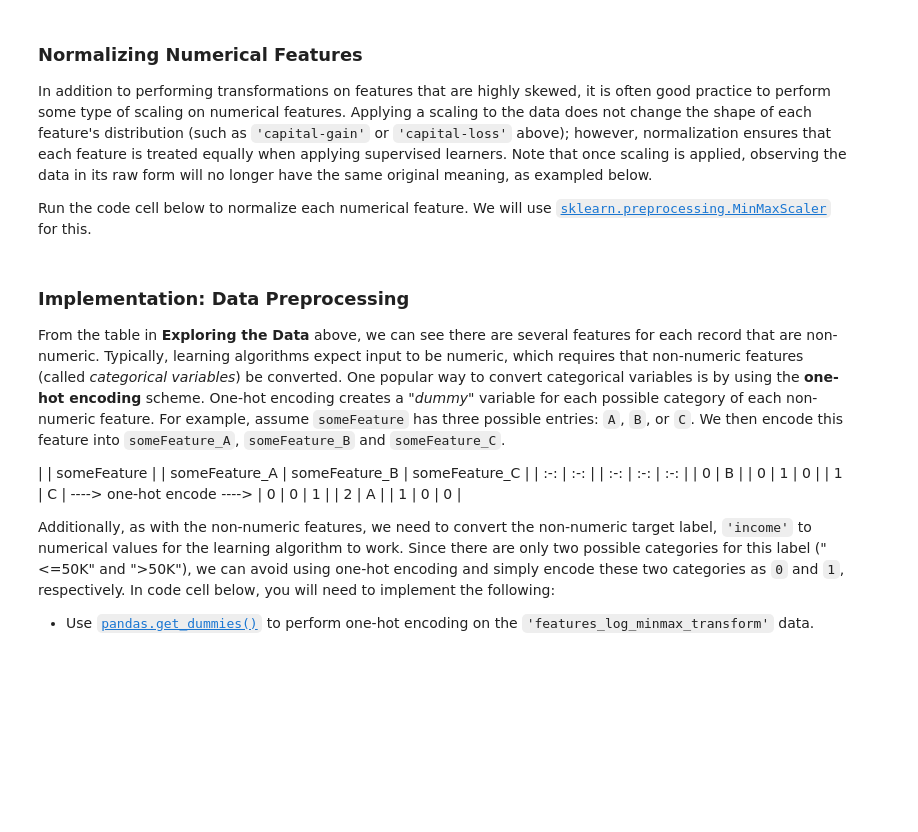
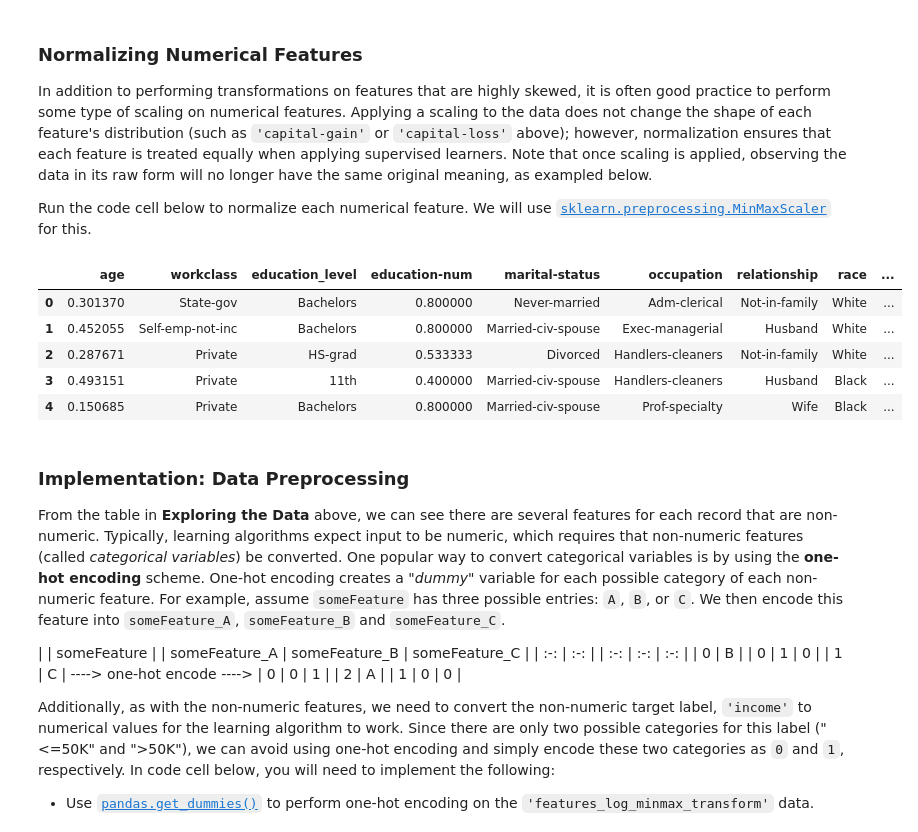
Before and after one commit to dorottyawinter/finding_donors, a Jupyter notebook: finding_donors.ipynb, the cells around one changed output. Drawn from its saved outputs; the diff is of its cells as text; code cells hidden in the pictures; blank space fills up the shorter version.

```diff
--- a/finding_donors.ipynb
+++ b/finding_donors.ipynb
@@ -126,16 +131,23 @@ Run the code cell below to normalize each numerical feature. We will use [`sklea
 # %%
 # Import sklearn.preprocessing.StandardScaler
 from sklearn.preprocessing import MinMaxScaler
 
 # Initialize a scaler, then apply it to the features
-scaler = MinMaxScaler() # default=(0, 1)
+scaler = MinMaxScaler()  # default=(0, 1)
 numerical = ['age', 'education-num', 'capital-gain', 'capital-loss', 'hours-per-week']
 
-features_log_minmax_transform = pd.DataFrame(data = features_log_transformed)
+features_log_minmax_transform = pd.DataFrame(data=features_log_transformed)
 features_log_minmax_transform[numerical] = scaler.fit_transform(features_log_transformed[numerical])
 
 # Show an example of a record with scaling applied
-display(features_log_minmax_transform.head(n = 5))
+features_log_minmax_transform.head(n=5)
+# %% [output]
+|  | age | workclass | education_level | education-num | marital-status | occupation | relationship | race | ... |
+| 0 | 0.301370 | State-gov | Bachelors | 0.800000 | Never-married | Adm-clerical | Not-in-family | White | ... |
+| 1 | 0.452055 | Self-emp-not-inc | Bachelors | 0.800000 | Married-civ-spouse | Exec-managerial | Husband | White | ... |
+| 2 | 0.287671 | Private | HS-grad | 0.533333 | Divorced | Handlers-cleaners | Not-in-family | White | ... |
+| 3 | 0.493151 | Private | 11th | 0.400000 | Married-civ-spouse | Handlers-cleaners | Husband | Black | ... |
+| 4 | 0.150685 | Private | Bachelors | 0.800000 | Married-civ-spouse | Prof-specialty | Wife | Black | ... |
 # %% [markdown]
 ### Implementation: Data Preprocessing
 
```
Also changed, not shown: parts of 7 cells of this notebook.
